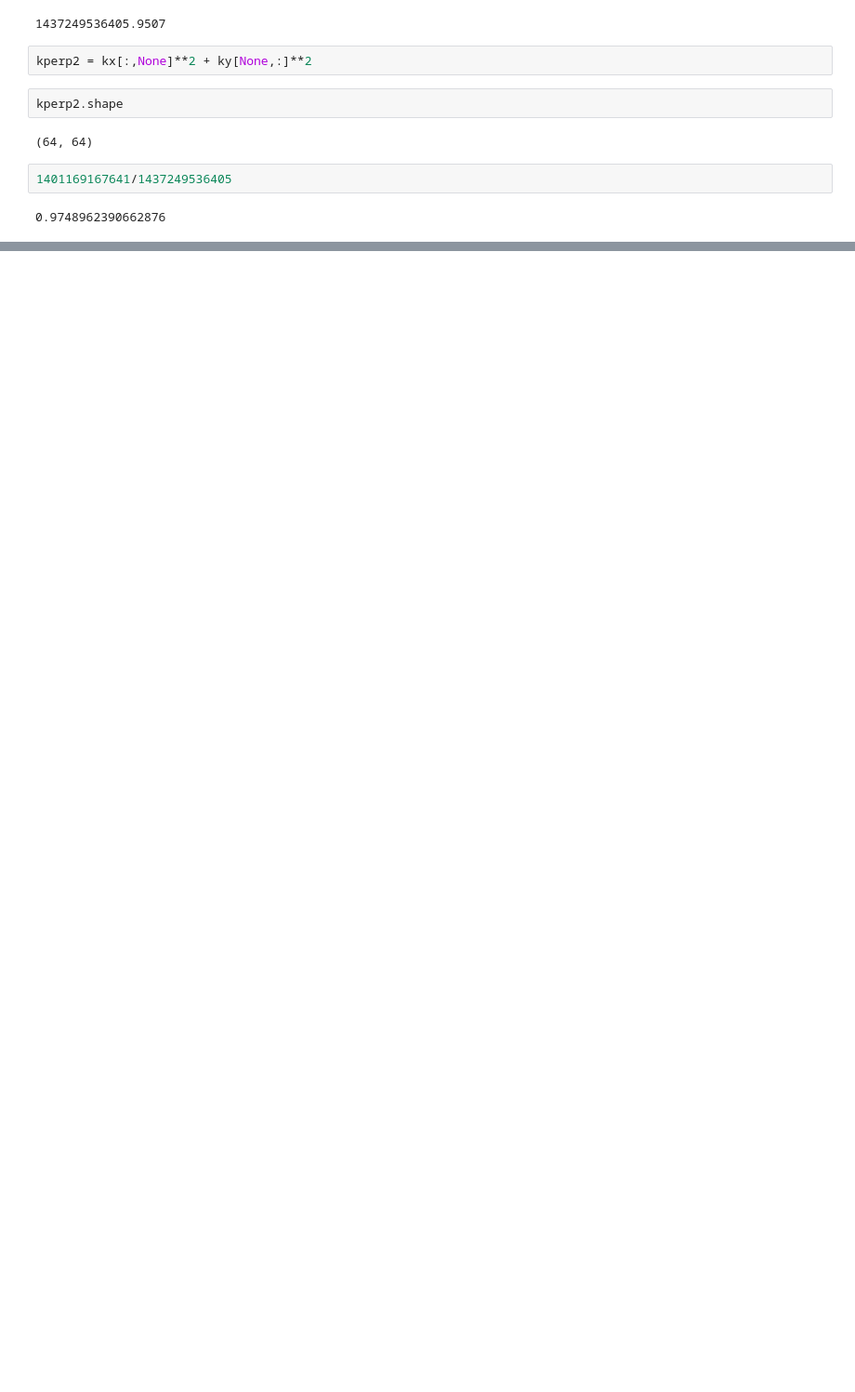
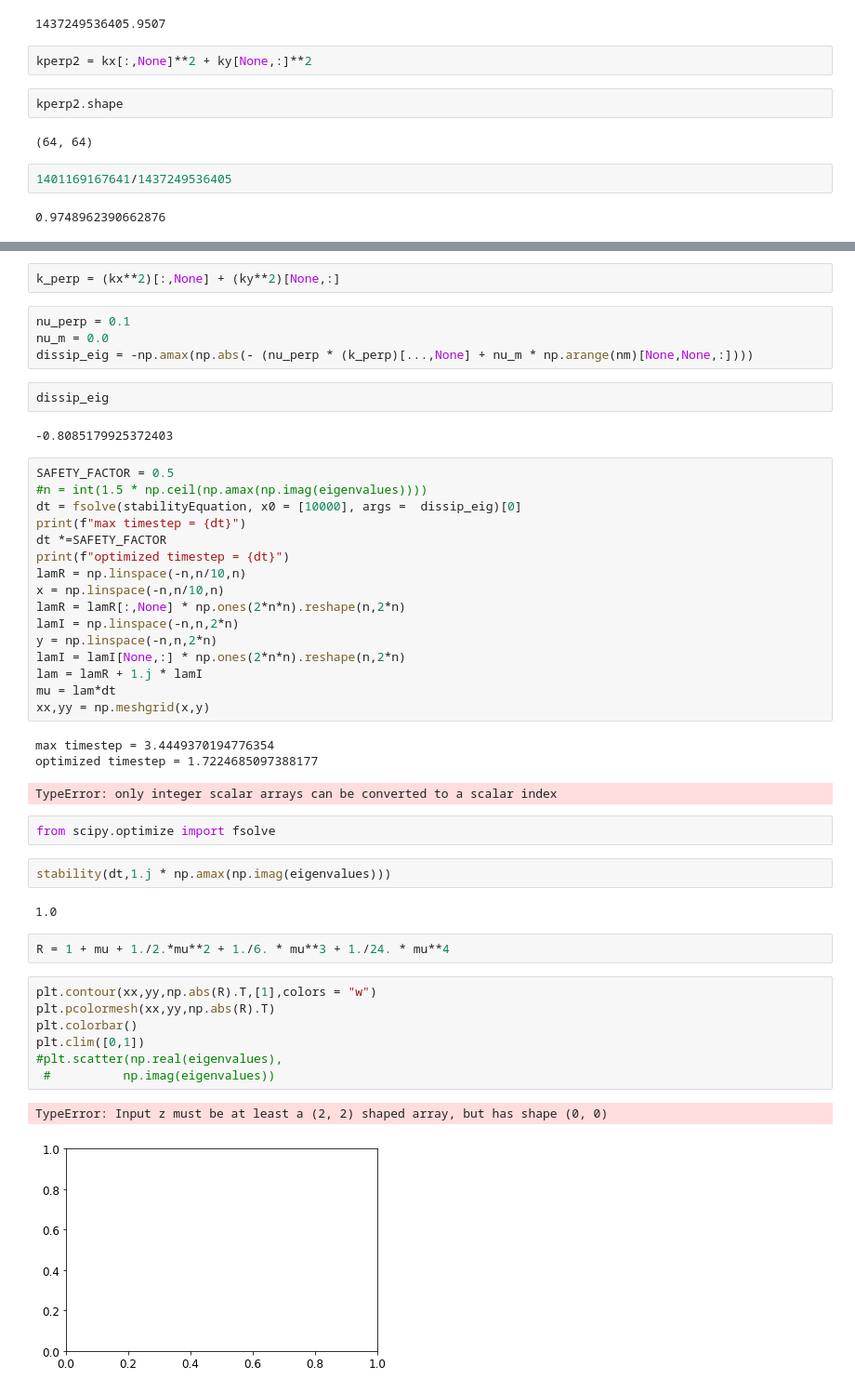
Before and after one commit to Alcauchy/ALLIANCE, a Jupyter notebook: post/ControlOfAlliance.ipynb, the cells around one changed output, grey strips where cells are left out. Shown at 93% size. Cells and saved outputs as stored; diff of their text form; blank space fills up the shorter version.

Commit message:
Dissipation implemeted properly

```diff
--- a/post/ControlOfAlliance.ipynb
+++ b/post/ControlOfAlliance.ipynb
@@ -1111,0 +1185,48 @@ kperp2.shape
+# %%
+k_perp = (kx**2)[:,None] + (ky**2)[None,:]
+# %%
+nu_perp = 0.1
+nu_m = 0.0
+dissip_eig = -np.amax(np.abs(- (nu_perp * (k_perp)[...,None] + nu_m * np.arange(nm)[None,None,:])))
+# %%
+dissip_eig
+# %% [output]
+-0.8085179925372403
+# %%
+SAFETY_FACTOR = 0.5
+#n = int(1.5 * np.ceil(np.amax(np.imag(eigenvalues))))
+dt = fsolve(stabilityEquation, x0 = [10000], args =  dissip_eig)[0]
+print(f"max timestep = {dt}")
+dt *=SAFETY_FACTOR
+print(f"optimized timestep = {dt}")
+lamR = np.linspace(-n,n/10,n)
+x = np.linspace(-n,n/10,n)
+lamR = lamR[:,None] * np.ones(2*n*n).reshape(n,2*n)
+lamI = np.linspace(-n,n,2*n)
+y = np.linspace(-n,n,2*n)
+lamI = lamI[None,:] * np.ones(2*n*n).reshape(n,2*n)
+lam = lamR + 1.j * lamI
+mu = lam*dt
+xx,yy = np.meshgrid(x,y)
+# %% [output]
+max timestep = 3.4449370194776354
+optimized timestep = 1.7224685097388177
+TypeError: only integer scalar arrays can be converted to a scalar index
+# %%
+from scipy.optimize import fsolve
+# %%
+stability(dt,1.j * np.amax(np.imag(eigenvalues)))
+# %% [output]
+1.0
+# %%
+R = 1 + mu + 1./2.*mu**2 + 1./6. * mu**3 + 1./24. * mu**4
+# %%
+plt.contour(xx,yy,np.abs(R).T,[1],colors = "w")
+plt.pcolormesh(xx,yy,np.abs(R).T)
+plt.colorbar()
+plt.clim([0,1])
+#plt.scatter(np.real(eigenvalues),
+ #          np.imag(eigenvalues))
+# %% [output]
+TypeError: Input z must be at least a (2, 2) shaped array, but has shape (0, 0)
+[figure, added]
```
Also changed, not shown: parts of 29 cells of this notebook, 9 other files.
